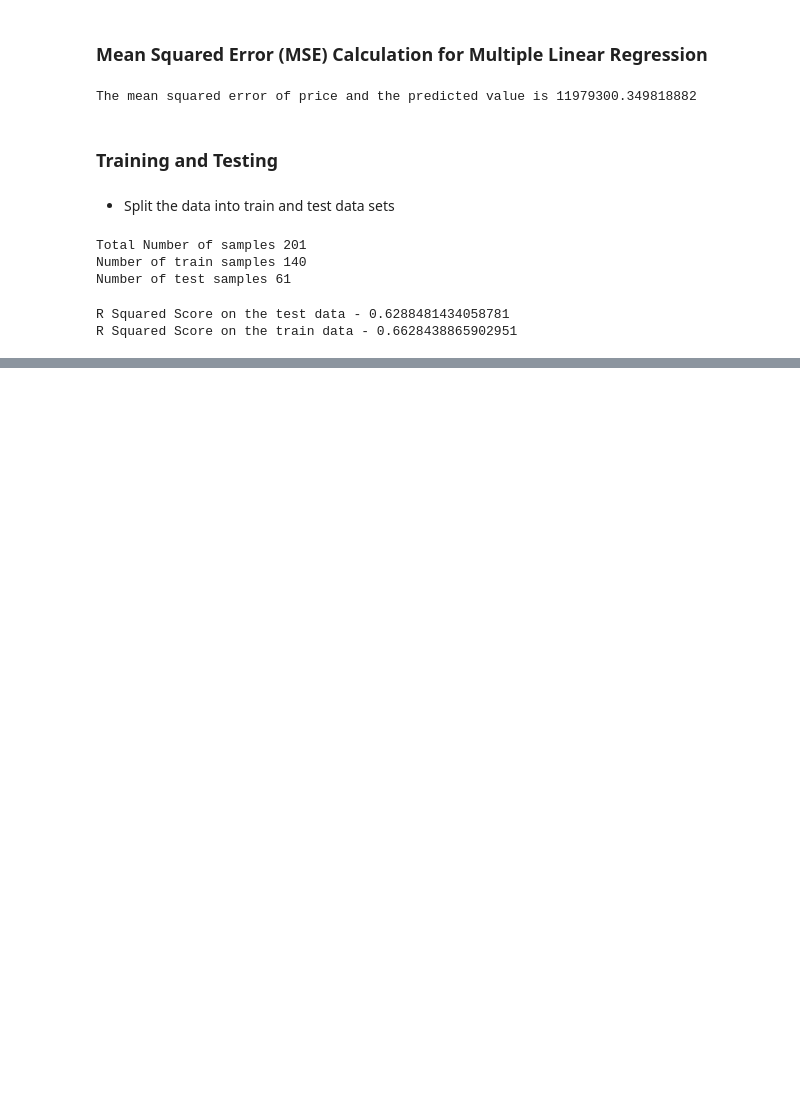
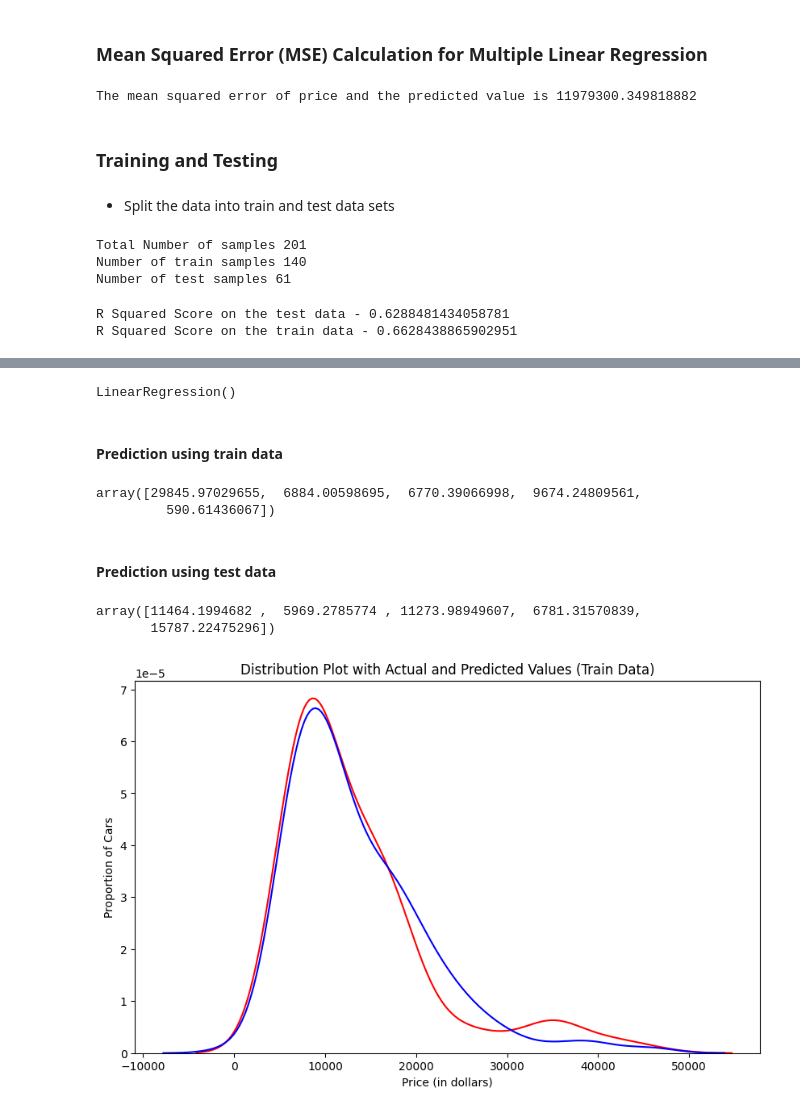
Before and after one commit to vadivelmurugesan/data-science, a Jupyter notebook: example_data_sets/02_used_cars_data_set.ipynb, the cells around one changed output, grey strips where cells are left out. Saved outputs shown, nothing was run; the diff lists cells and outputs as text; code cells hidden in the pictures; blank space fills up the shorter version.

```diff
--- a/example_data_sets/02_used_cars_data_set.ipynb
+++ b/example_data_sets/02_used_cars_data_set.ipynb
@@ -843,0 +856,35 @@ R Squared Score on the train data - 0.6628438865902951
+# %%
+# Let's create mulitple regression model
+
+lr.fit(x_train[['horsepower', 'curb_weight', 'engine_size', 'highway_mpg']], y_train)
+# %% [output]
+LinearRegression()
+# %% [markdown]
+#### Prediction using train data
+# %%
+yhat_train = lr.predict(x_train[['horsepower', 'curb_weight', 'engine_size', 'highway_mpg']])
+yhat_train[0:5]
+# %% [output]
+array([29845.97029655,  6884.00598695,  6770.39066998,  9674.24809561,
+         590.61436067])
+# %% [markdown]
+#### Prediction using test data
+# %%
+yhat_test = lr.predict(x_test[['horsepower', 'curb_weight', 'engine_size', 'highway_mpg']])
+yhat_test[0:5]
+# %% [output]
+array([11464.1994682 ,  5969.2785774 , 11273.98949607,  6781.31570839,
+       15787.22475296])
+# %%
+# Create distribution plot for Train Data
+plt.figure(figsize=(10, 6))
+
+ax1 = sns.kdeplot(y_train, color="r", label='Actual values (Train)')
+ax2 = sns.kdeplot(yhat_train, color="b", label='Predicted Values (Train)', ax=ax1)
+
+plt.title('Distribution Plot with Actual and Predicted Values (Train Data)')
+plt.xlabel('Price (in dollars)')
+plt.ylabel('Proportion of Cars')
+plt.show()
+# %% [output]
+[figure, added]
```
Also changed, not shown: parts of 9 cells of this notebook.
